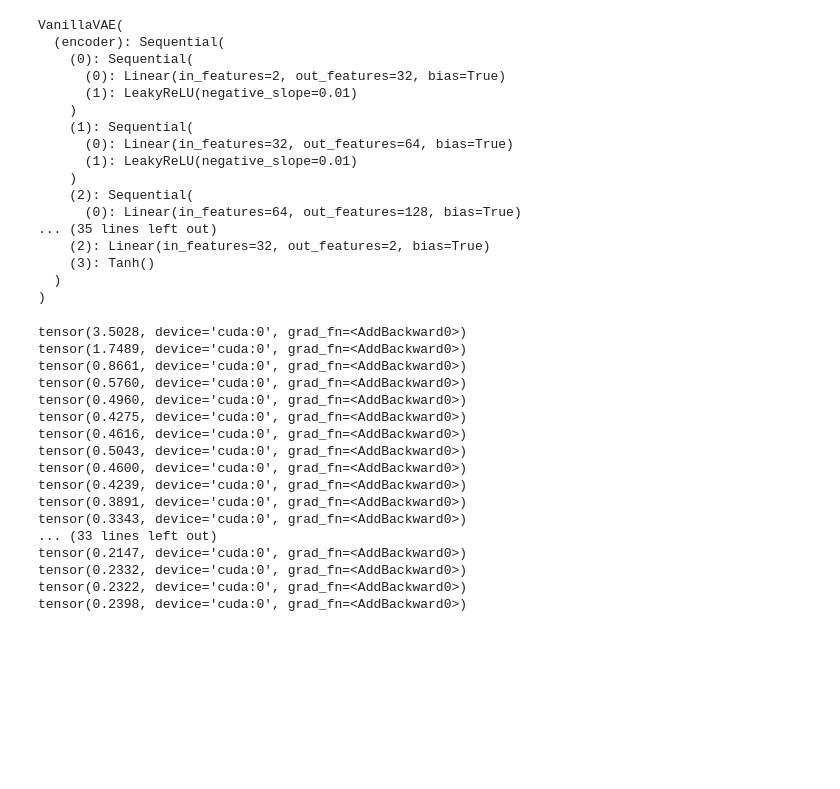
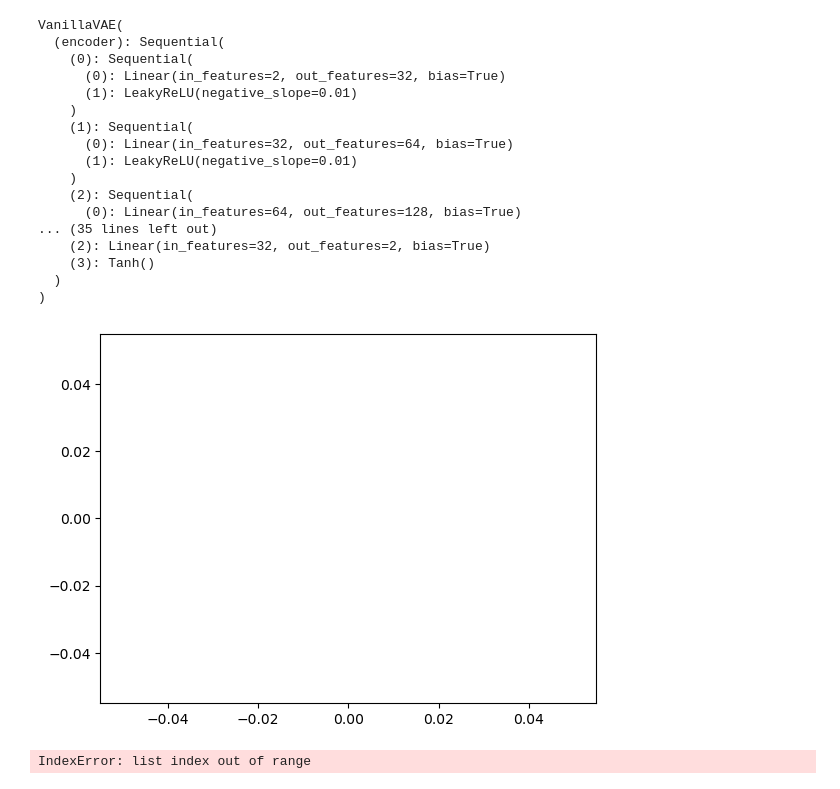
Before and after one commit to mowoe/bachelorthesis, a Jupyter notebook: 18_training_a_vae.ipynb, the cells around one changed output. Saved outputs shown, nothing was run; the diff lists cells and outputs as text; code cells hidden in the pictures; blank space fills up the shorter version.

```diff
--- a/18_training_a_vae.ipynb
+++ b/18_training_a_vae.ipynb
@@ -311,7 +342,7 @@ class VanillaVAE(BaseVAE):
 
         return self.forward(x)[0]
 # %%
-vae = VanillaVAE(in_channels=2, latent_dim=128)
+vae = VanillaVAE(in_channels=2, latent_dim=32)
 # %%
 #j_tensor = torch.tensor(j[0]+j[1]).unsqueeze(0)
 recons, inp, mu, log_var = vae.forward(j)
@@ -333,9 +364,10 @@ train_dataloader = DataLoader(dataset, batch_size=64, shuffle=True)
 accelerator = Accelerator()
 # %%
 optimizer = torch.optim.Adam(vae.parameters(),
-                               lr=0.0001)
+                               lr=0.005)
+scheduler = torch.optim.lr_scheduler.ReduceLROnPlateau(optimizer, 'min', patience=25)
 # %%
-vae, optimizer, train_dataloader = accelerator.prepare(vae,optimizer, train_dataloader)
+vae, optimizer, train_dataloader, scheduler = accelerator.prepare(vae,optimizer, train_dataloader, scheduler)
 # %%
 vae
 # %% [output]
@@ -357,40 +389,38 @@ VanillaVAE(
   )
 )
 # %%
+force_retrain = False
 losses = []
-for batch in tqdm(train_dataloader):
-    # j_tensor = .to(accelerate)
-    # print(batch)
-    recons, inp, mu, log_var = vae.forward(batch)
-    loss = vae.loss_function(recons,inp,mu,log_var, M_N=64)
-    # loss["loss"].backward()
+if not isfile("./vae_pretrained") or force_retrain:
+    for batch in tqdm(train_dataloader):
+        # j_tensor = .to(accelerate)
+        # print(batch)
+        recons, inp, mu, log_var = vae.forward(batch)
+        loss = vae.loss_function(recons,inp,mu,log_var, M_N=64)
+        # loss["loss"].backward()
 
-    accelerator.backward(loss["loss"])
+        accelerator.backward(loss["loss"])
 
-    torch.nn.utils.clip_grad_norm_(vae.parameters(), 1.5)
+        torch.nn.utils.clip_grad_norm_(vae.parameters(), 1.5)
 
 
-    optimizer.step()
+        optimizer.step()
 
-    print(loss["loss"])
-    losses.append(loss["loss"])
+        # logger.info(f"{loss['loss'].item()}, lr: {scheduler.get_last_lr()[0]}")
+        losses.append(loss["loss"].detach().cpu().item())
+        scheduler.step(loss["loss"])
+    torch.save(vae.state_dict(), "./vae_pretrained")
+else:
+    vae.load_state_dict(torch.load("./vae_pretrained"))
+    vae.eval()
-# %% [output]
-tensor(3.5028, device='cuda:0', grad_fn=<AddBackward0>)
-tensor(1.7489, device='cuda:0', grad_fn=<AddBackward0>)
-tensor(0.8661, device='cuda:0', grad_fn=<AddBackward0>)
-tensor(0.5760, device='cuda:0', grad_fn=<AddBackward0>)
-tensor(0.4960, device='cuda:0', grad_fn=<AddBackward0>)
-tensor(0.4275, device='cuda:0', grad_fn=<AddBackward0>)
-tensor(0.4616, device='cuda:0', grad_fn=<AddBackward0>)
-tensor(0.5043, device='cuda:0', grad_fn=<AddBackward0>)
-tensor(0.4600, device='cuda:0', grad_fn=<AddBackward0>)
-tensor(0.4239, device='cuda:0', grad_fn=<AddBackward0>)
-tensor(0.3891, device='cuda:0', grad_fn=<AddBackward0>)
-tensor(0.3343, device='cuda:0', grad_fn=<AddBackward0>)
-... (33 lines left out)
-tensor(0.2147, device='cuda:0', grad_fn=<AddBackward0>)
-tensor(0.2332, device='cuda:0', grad_fn=<AddBackward0>)
-tensor(0.2322, device='cuda:0', grad_fn=<AddBackward0>)
-tensor(0.2398, device='cuda:0', grad_fn=<AddBackward0>)
+# %%
+plt.plot(losses)
+plt.show()
+# %% [output]
+[figure, added]
+# %%
+losses[-1]
+# %% [output]
+IndexError: list index out of range
 # %%
 dataset[0].shape
```
Also changed, not shown: parts of 36 cells of this notebook.
